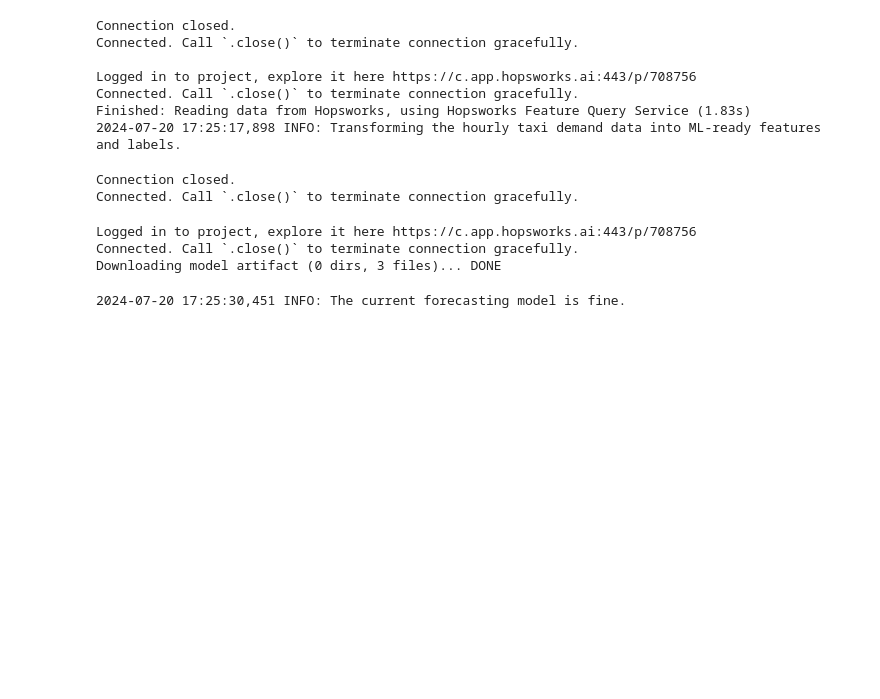
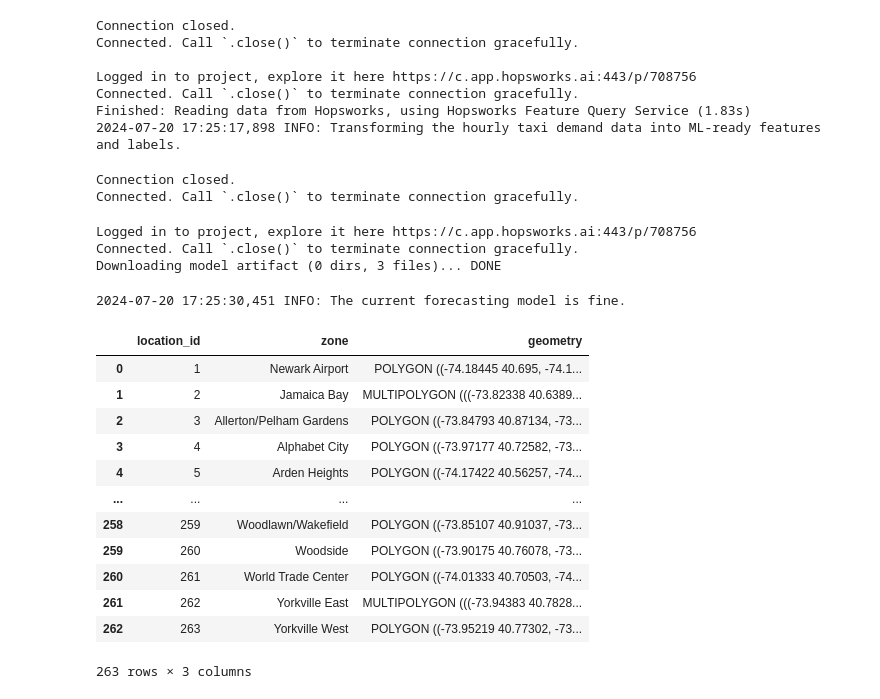
Before and after one commit to ncheymbamalu/taxi-demand-forecasting, a Jupyter notebook: notebooks/taxi_demand_forecasting.ipynb, the cells around one changed output. Saved outputs shown, nothing was run; the diff lists cells and outputs as text; code cells hidden in the pictures; blank space fills up the shorter version.

```diff
--- a/notebooks/taxi_demand_forecasting.ipynb
+++ b/notebooks/taxi_demand_forecasting.ipynb
@@ -509,0 +519,16 @@ Downloading model artifact (0 dirs, 3 files)... DONE
+# %%
+load_taxi_zones()
+# %% [output]
+|  | location_id | zone | geometry |
+| 0 | 1 | Newark Airport | POLYGON ((-74.18445 40.695, -74.1... |
+| 1 | 2 | Jamaica Bay | MULTIPOLYGON (((-73.82338 40.6389... |
+| 2 | 3 | Allerton/Pelham Gardens | POLYGON ((-73.84793 40.87134, -73... |
+| 3 | 4 | Alphabet City | POLYGON ((-73.97177 40.72582, -73... |
+| 4 | 5 | Arden Heights | POLYGON ((-74.17422 40.56257, -74... |
+| ... | ... | ... | ... |
+| 258 | 259 | Woodlawn/Wakefield | POLYGON ((-73.85107 40.91037, -73... |
+| 259 | 260 | Woodside | POLYGON ((-73.90175 40.76078, -73... |
+| 260 | 261 | World Trade Center | POLYGON ((-74.01333 40.70503, -74... |
+| 261 | 262 | Yorkville East | MULTIPOLYGON (((-73.94383 40.7828... |
+| 262 | 263 | Yorkville West | POLYGON ((-73.95219 40.77302, -73... |
+263 rows × 3 columns
```
Also changed, not shown: parts of 1 cell of this notebook, 4 other files.
